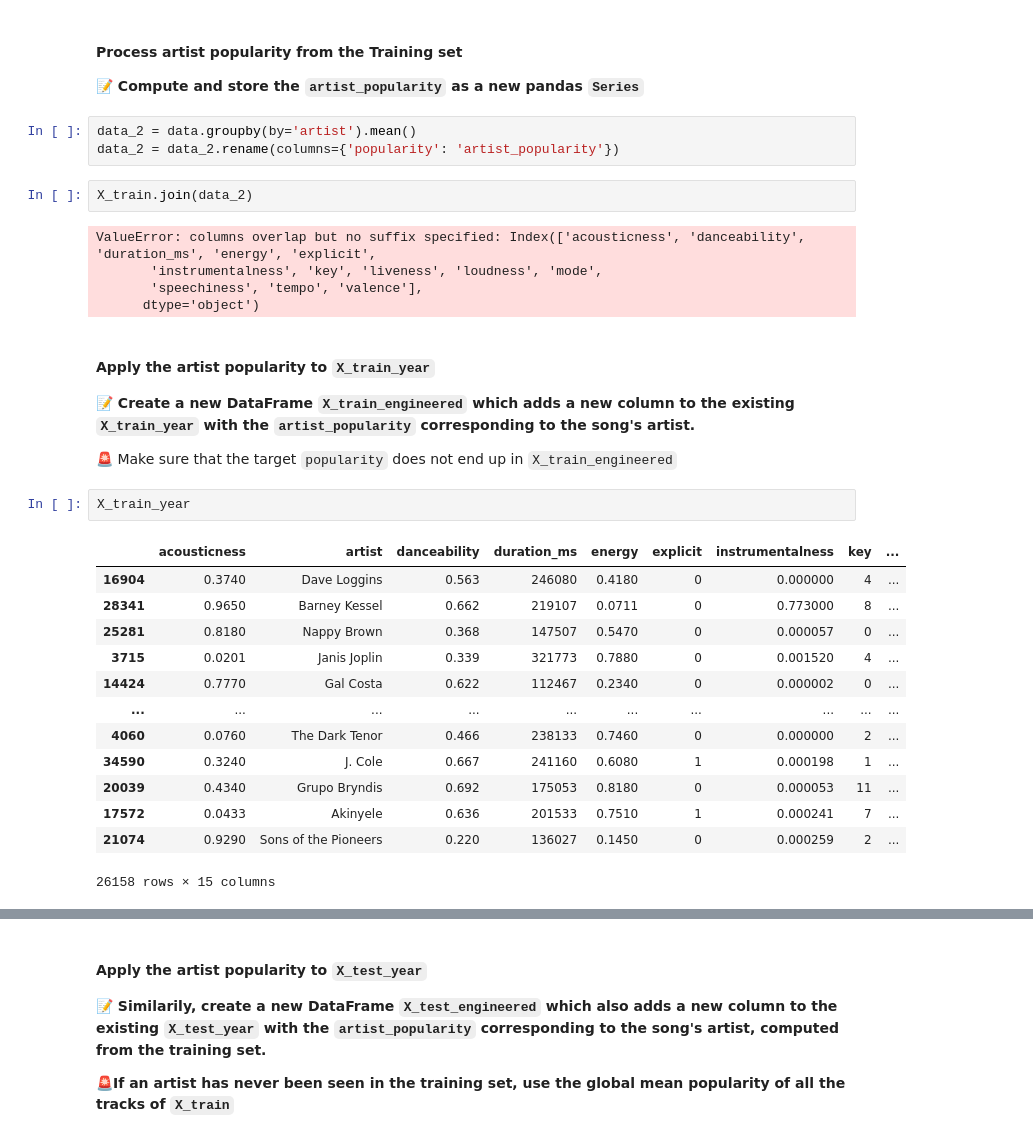
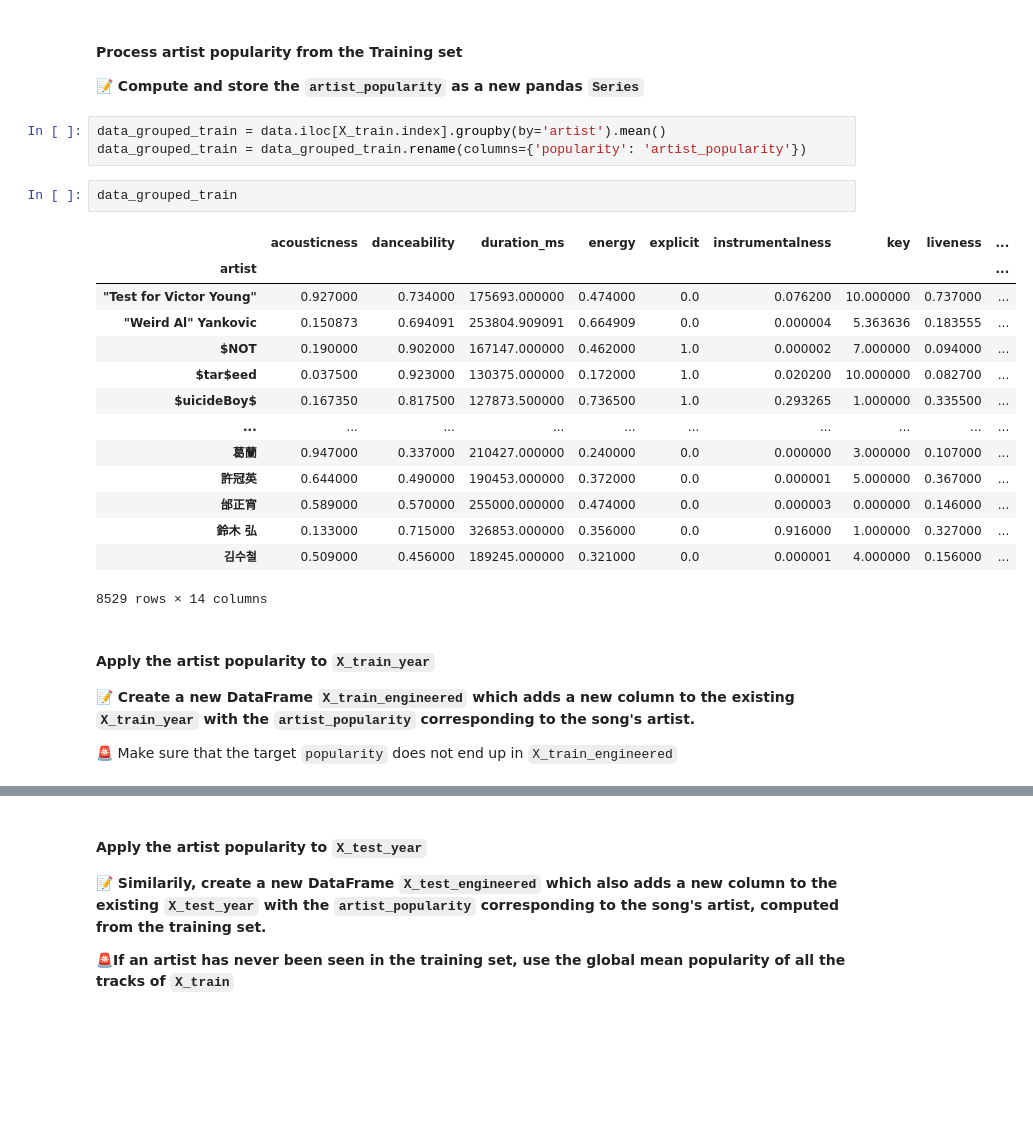
Before and after one commit to elanhermi/data-certification-exam, a Jupyter notebook: machine_learning/spotify_popularity_predictor.ipynb, the cells around one changed output, grey strips where cells are left out. Cells and saved outputs as stored; diff of their text form; blank space fills up the shorter version.

```diff
--- a/machine_learning/spotify_popularity_predictor.ipynb
+++ b/machine_learning/spotify_popularity_predictor.ipynb
@@ -145,34 +145,28 @@ We could instead create an `artist_popularity` feature containing the mean popul
 
 **📝 Compute and store the `artist_popularity` as a new pandas `Series`**
 # %%
-data_2 = data.groupby(by='artist').mean()
-data_2 = data_2.rename(columns={'popularity': 'artist_popularity'})
+data_grouped_train = data.iloc[X_train.index].groupby(by='artist').mean()
+data_grouped_train = data_grouped_train.rename(columns={'popularity': 'artist_popularity'})
-# %%
-X_train.join(data_2)
-# %% [output]
-ValueError: columns overlap but no suffix specified: Index(['acousticness', 'danceability', 'duration_ms', 'energy', 'explicit',
-       'instrumentalness', 'key', 'liveness', 'loudness', 'mode',
-       'speechiness', 'tempo', 'valence'],
-      dtype='object')
+# %%
+data_grouped_train
+# %% [output]
+|  | acousticness | danceability | duration_ms | energy | explicit | instrumentalness | key | liveness | ... |
+| artist |  |  |  |  |  |  |  |  | ... |
+| "Test for Victor Young" | 0.927000 | 0.734000 | 175693.000000 | 0.474000 | 0.0 | 0.076200 | 10.000000 | 0.737000 | ... |
+| "Weird Al" Yankovic | 0.150873 | 0.694091 | 253804.909091 | 0.664909 | 0.0 | 0.000004 | 5.363636 | 0.183555 | ... |
+| $NOT | 0.190000 | 0.902000 | 167147.000000 | 0.462000 | 1.0 | 0.000002 | 7.000000 | 0.094000 | ... |
+| $tar$eed | 0.037500 | 0.923000 | 130375.000000 | 0.172000 | 1.0 | 0.020200 | 10.000000 | 0.082700 | ... |
+| $uicideBoy$ | 0.167350 | 0.817500 | 127873.500000 | 0.736500 | 1.0 | 0.293265 | 1.000000 | 0.335500 | ... |
+| ... | ... | ... | ... | ... | ... | ... | ... | ... | ... |
+| 葛蘭 | 0.947000 | 0.337000 | 210427.000000 | 0.240000 | 0.0 | 0.000000 | 3.000000 | 0.107000 | ... |
+| 許冠英 | 0.644000 | 0.490000 | 190453.000000 | 0.372000 | 0.0 | 0.000001 | 5.000000 | 0.367000 | ... |
+| 邰正宵 | 0.589000 | 0.570000 | 255000.000000 | 0.474000 | 0.0 | 0.000003 | 0.000000 | 0.146000 | ... |
+| 鈴木 弘 | 0.133000 | 0.715000 | 326853.000000 | 0.356000 | 0.0 | 0.916000 | 1.000000 | 0.327000 | ... |
+| 김수철 | 0.509000 | 0.456000 | 189245.000000 | 0.321000 | 0.0 | 0.000001 | 4.000000 | 0.156000 | ... |
+8529 rows × 14 columns
 # %% [markdown]
 #### Apply the artist popularity to `X_train_year`
 
 **📝 Create a new DataFrame `X_train_engineered` which adds a new column to the existing `X_train_year` with the `artist_popularity` corresponding to the song's artist.**
 
 🚨 Make sure that the target `popularity` does not end up in `X_train_engineered`
-# %%
-X_train_year
-# %% [output]
-|  | acousticness | artist | danceability | duration_ms | energy | explicit | instrumentalness | key | ... |
-| 16904 | 0.3740 | Dave Loggins | 0.563 | 246080 | 0.4180 | 0 | 0.000000 | 4 | ... |
-| 28341 | 0.9650 | Barney Kessel | 0.662 | 219107 | 0.0711 | 0 | 0.773000 | 8 | ... |
-| 25281 | 0.8180 | Nappy Brown | 0.368 | 147507 | 0.5470 | 0 | 0.000057 | 0 | ... |
-| 3715 | 0.0201 | Janis Joplin | 0.339 | 321773 | 0.7880 | 0 | 0.001520 | 4 | ... |
-| 14424 | 0.7770 | Gal Costa | 0.622 | 112467 | 0.2340 | 0 | 0.000002 | 0 | ... |
-| ... | ... | ... | ... | ... | ... | ... | ... | ... | ... |
-| 4060 | 0.0760 | The Dark Tenor | 0.466 | 238133 | 0.7460 | 0 | 0.000000 | 2 | ... |
-| 34590 | 0.3240 | J. Cole | 0.667 | 241160 | 0.6080 | 1 | 0.000198 | 1 | ... |
-| 20039 | 0.4340 | Grupo Bryndis | 0.692 | 175053 | 0.8180 | 0 | 0.000053 | 11 | ... |
-| 17572 | 0.0433 | Akinyele | 0.636 | 201533 | 0.7510 | 1 | 0.000241 | 7 | ... |
-| 21074 | 0.9290 | Sons of the Pioneers | 0.220 | 136027 | 0.1450 | 0 | 0.000259 | 2 | ... |
-26158 rows × 15 columns
```
Also changed, not shown: parts of 8 cells of this notebook, 2 other files.
